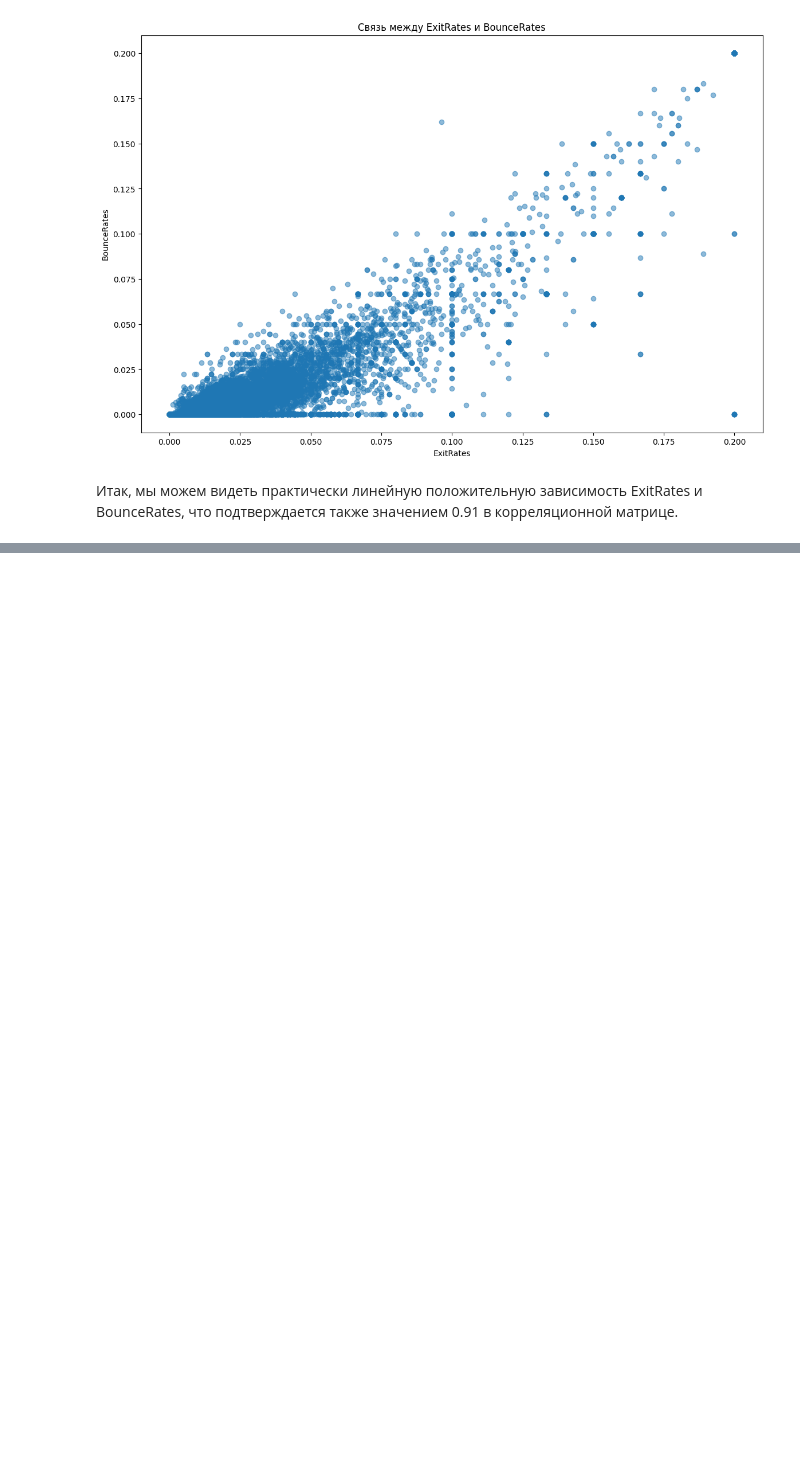
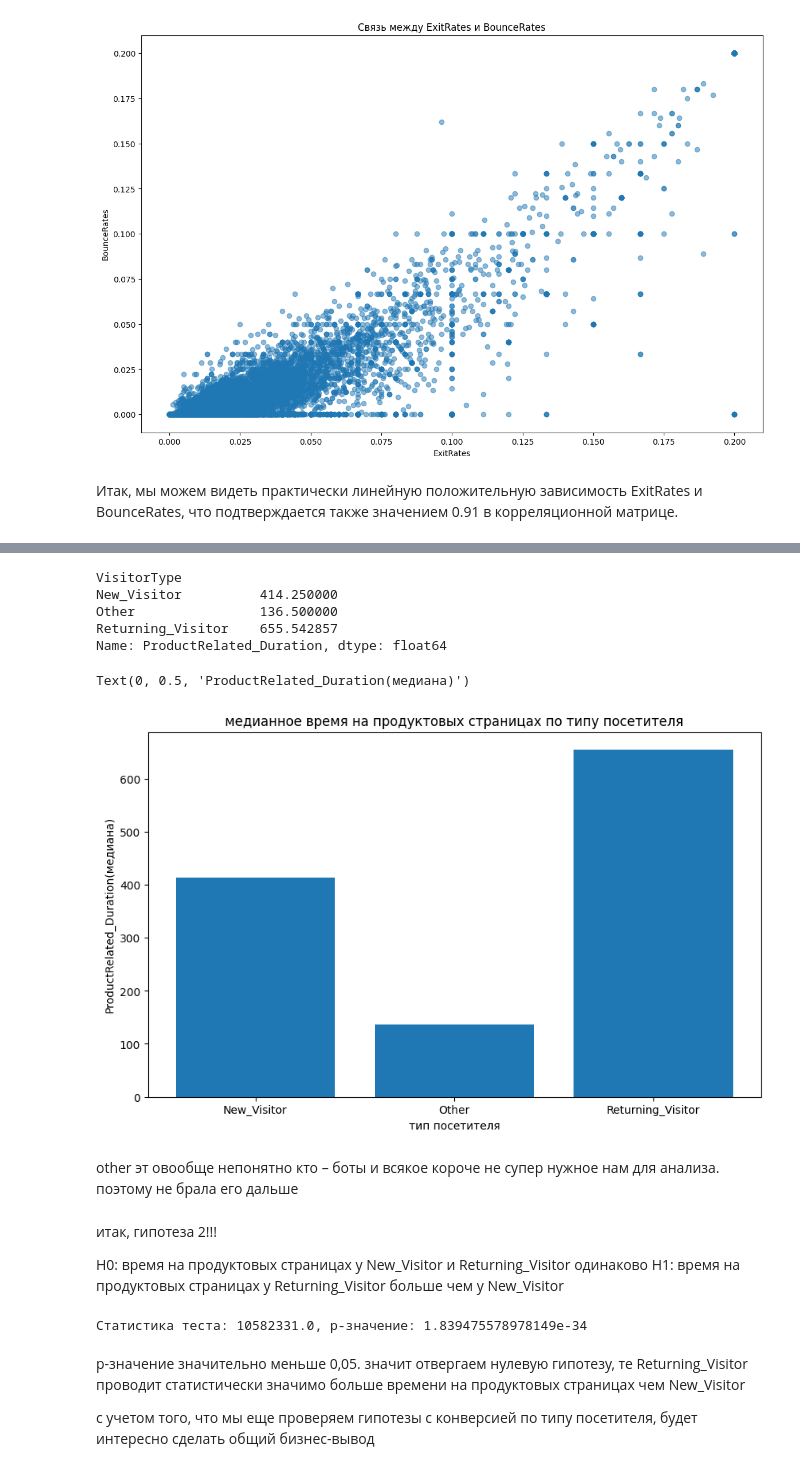
Before and after one commit to ekstlv/GP4_Statistics, a Jupyter notebook: EDA_Session.ipynb, the cells around one changed output, grey strips where cells are left out. Cells and saved outputs as stored; diff of their text form; code cells hidden in the pictures; blank space fills up the shorter version.

```diff
--- a/EDA_Session.ipynb
+++ b/EDA_Session.ipynb
@@ -163,0 +293,3 @@ plt.show()
+# %%
+df2 = df[['PageValues', 'ProductRelated_Duration', 'VisitorType', 'Revenue']]
+df2
@@ -163,0 +310,26 @@ plt.show()
+# %%
+df2.groupby('VisitorType')['ProductRelated_Duration'].median()
+# %% [output]
+VisitorType
+New_Visitor          414.250000
+Other                136.500000
+Returning_Visitor    655.542857
+Name: ProductRelated_Duration, dtype: float64
+# %%
+median = df2.groupby('VisitorType')['ProductRelated_Duration'].median()
+# %%
+figsize(10, 6)
+plt.bar(median.index, median.values)
+plt.title('медианное время на продуктовых страницах по типу посетителя')
+plt.xlabel('тип посетителя')
+plt.ylabel('ProductRelated_Duration(медиана)')
+# %% [output]
+Text(0, 0.5, 'ProductRelated_Duration(медиана)')
+[figure, added]
+# %% [markdown]
+other эт овообще непонятно кто – боты и всякое короче не супер нужное нам для анализа. поэтому не брала его дальше
+# %% [markdown]
+итак, гипотеза 2!!!
+
+H0: время на продуктовых страницах у New_Visitor и Returning_Visitor одинаково
+H1: время на продуктовых страницах у Returning_Visitor больше чем у New_Visitor
@@ -163,0 +339,9 @@ plt.show()
+# %%
+stat, p_value = mannwhitneyu(returning, new, alternative='greater')
+print(f"Статистика теста: {stat}, p-значение: {p_value}")
+# %% [output]
+Статистика теста: 10582331.0, p-значение: 1.839475578978149e-34
+# %% [markdown]
+p-значение значительно меньше 0,05. значит отвергаем нулевую гипотезу, те Returning_Visitor проводит статистически значимо больше времени на продуктовых страницах чем New_Visitor
+
+с учетом того, что мы еще проверяем гипотезы с конверсией по типу посетителя, будет интересно сделать общий бизнес-вывод
```
Also changed, not shown: parts of 24 cells of this notebook.
